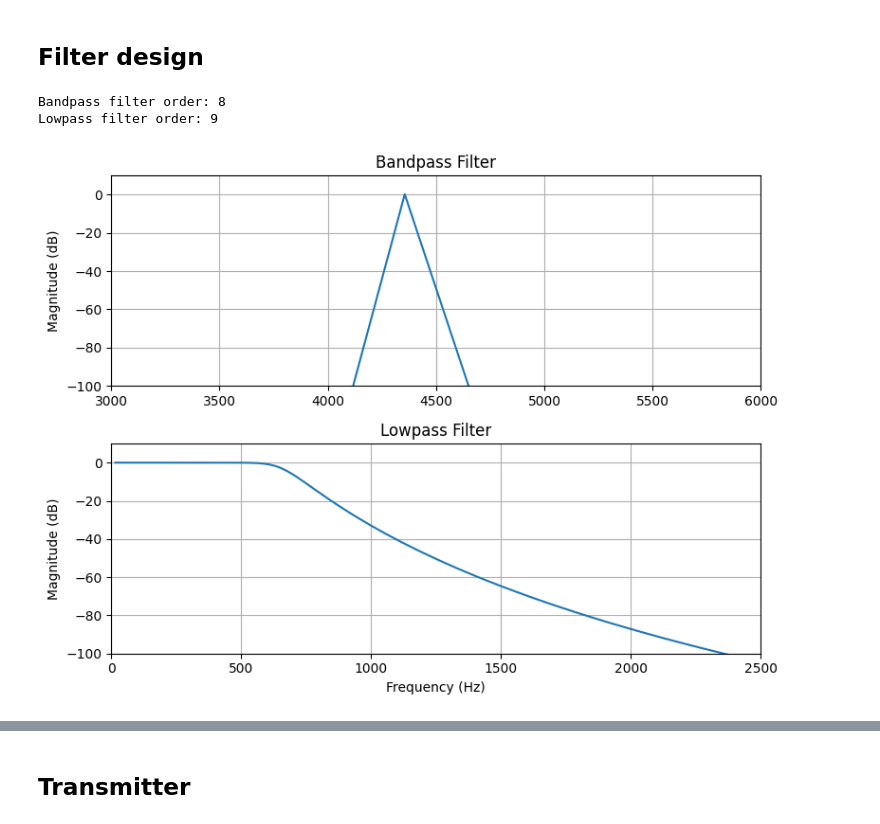
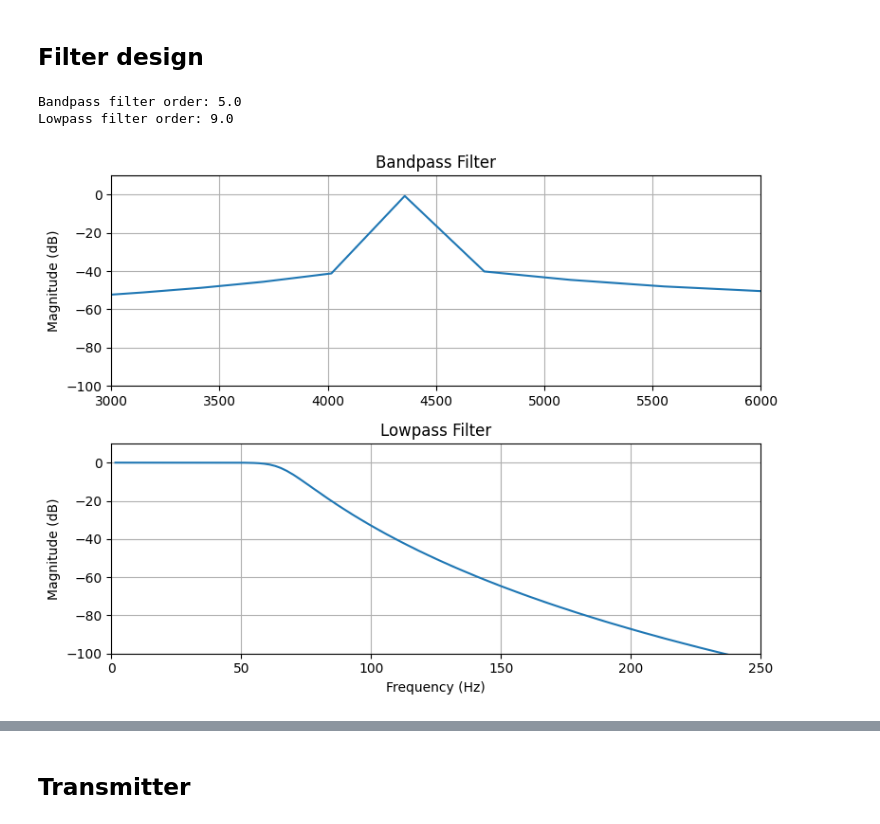
Before and after one commit to hannahpettersson/sigtransprojekt15, a Jupyter notebook: project/lab_2.ipynb, the cells around one changed output, grey strips where cells are left out. Cells and saved outputs as stored; diff of their text form; code cells hidden in the pictures.

```diff
--- a/project/lab_2.ipynb
+++ b/project/lab_2.ipynb
@@ -23,14 +23,14 @@ tr = 1
 phi = -wc*tr
 
 # Lab 2
-K = 10
+K = 5
 s_freq = fc * K
 Ts = 1 / s_freq
-f_nyquist = s_freq/2 #22000 Hz
+f_nyquist = s_freq/2 #11000 Hz
 
 Ap = 2
 As = 40
-wp = [4350, 4450]
+wp = [4350, 4450] # Bandwidth 100 Hz
 ws = [4300, 4500]
 wp_norm = [f*(2*np.pi) for f in wp]
 ws_norm = [f*(2*np.pi) for f in ws]
@@ -41,8 +41,8 @@ ws_norm_d = np.array(ws) / f_nyquist
 #Lowpass filter parameters
 Ap_lp = 0.8 #passband ripple in db
 As_lp = 40 #stopband attenuation in db
-Wp_lp = 600 #HZ passband edge
-Ws_lp = 1100 #Hz stopband edge
+Wp_lp = 60 #HZ passband edge
+Ws_lp = 110 #Hz stopband edge
 wp_lp_norm = Wp_lp*(2*np.pi)
 ws_lp_norm = Ws_lp*(2*np.pi)
 
@@ -57,9 +57,15 @@ data = "Hello World!"
 # %%
 # TODO: Design the filters ANALOG
 
-Nb, w_c = signal.buttord(wp_norm, ws_norm, Ap, As, analog=True)
+# Nb, w_c = signal.buttord(wp_norm, ws_norm, Ap, As, analog=True)
+# Nb = np.abs(np.ceil(Nb))
+# bb, ab = signal.butter(Nb, w_c, btype='bandpass', analog=True)
+# wb, Hb = signal.freqs(bb, ab)
+# print(f"Bandpass filter order: {Nb}")
+
+Nb, w_c = signal.cheb2ord(wp_norm, ws_norm, Ap, As, analog=True)
 Nb = np.abs(np.ceil(Nb))
-bb, ab = signal.butter(Nb, w_c, btype='bandpass', analog=True)
+bb, ab = signal.cheby2(Nb, As, w_c, btype='bandpass', analog=True)
 wb, Hb = signal.freqs(bb, ab)
 print(f"Bandpass filter order: {Nb}")
 
@@ -71,37 +77,37 @@ b_lp, a_lp = signal.butter(N_lp,Wn_lp, btype='lowpass', analog=True)
 w_bp, h_bp = signal.freqs(bb, ab)
 f_bp = w_bp / (2*np.pi)  # convert from rad/s to Hz
 
 # Lowpass filter coefficients: b_lp, a_lp
 w_lp, h_lp = signal.freqs(b_lp, a_lp)
 f_lp = w_lp / (2*np.pi)  # convert from rad/s to Hz
 
 # Plot both filters
 fig, ax = plt.subplots(2,1, figsize=(8,6))
 
 # Bandpass
 ax[0].plot(f_bp, 20*np.log10(np.abs(h_bp)))
 ax[0].set_title("Bandpass Filter")
 ax[0].set_ylabel("Magnitude (dB)")
 ax[0].set_xlim(3000,6000)
 ax[0].set_ylim(-100,10)
 ax[0].grid(True)
 
 # Lowpass
 ax[1].plot(f_lp, 20*np.log10(np.abs(h_lp)))
 ax[1].set_title("Lowpass Filter")
 ax[1].set_xlabel("Frequency (Hz)")
-ax[1].set_xlim(0,2500)
+ax[1].set_xlim(0,250)
 ax[1].set_ylim(-100,10)
 
 ax[1].set_ylabel("Magnitude (dB)")
 ax[1].grid(True)
 
 plt.tight_layout()
 plt.show()
 # %% [output]
-Bandpass filter order: 8
-Lowpass filter order: 9
+Bandpass filter order: 5.0
+Lowpass filter order: 9.0
-[figure, old version]
+[figure, new version]
 # %%
 
 #DIGITAL FILTERS
```
Also changed, not shown: parts of 3 cells of this notebook.
